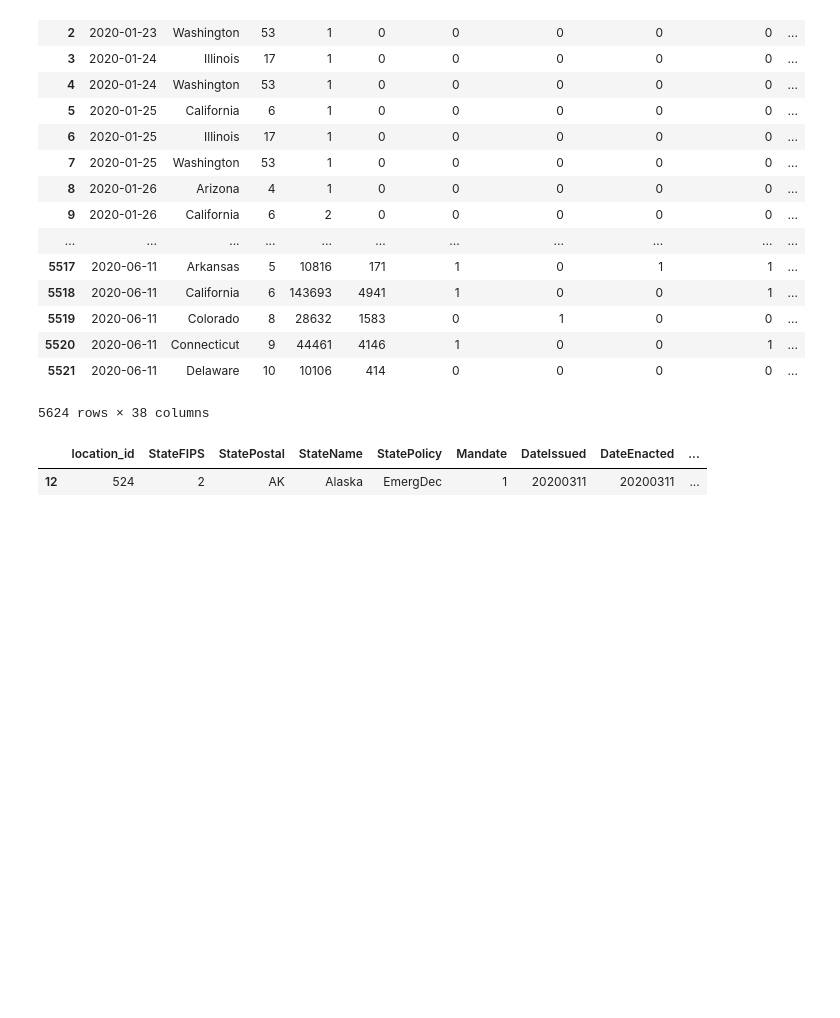
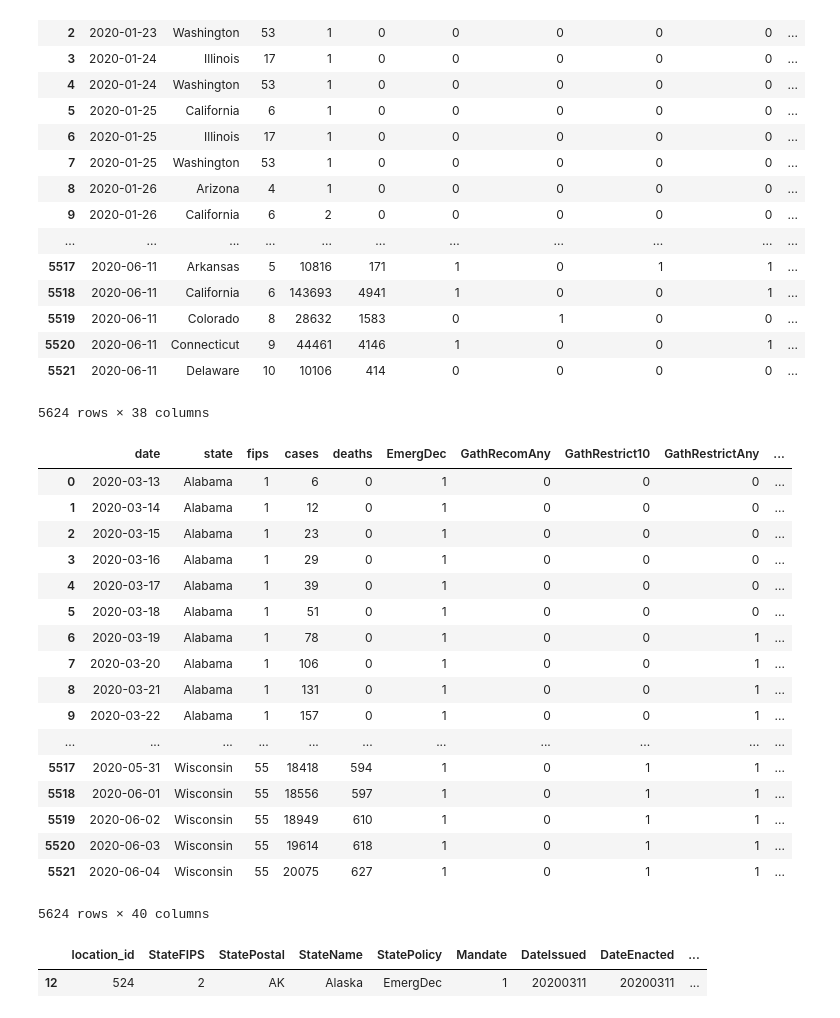
Before and after one commit to NalaniKai/Covid19-Hackathon, a Jupyter notebook: exploration/Modify Table.ipynb, the cells around one changed output. Cells and saved outputs as stored; diff of their text form; code cells hidden in the pictures; blank space fills up the shorter version.

```diff
--- a/exploration/Modify Table.ipynb
+++ b/exploration/Modify Table.ipynb
@@ -233,12 +233,46 @@ State: West Virginia
 | 5520 | 2020-06-11 | Connecticut | 9 | 44461 | 4146 | 1 | 0 | 0 | 1 | ... |
 | 5521 | 2020-06-11 | Delaware | 10 | 10106 | 414 | 0 | 0 | 0 | 0 | ... |
 5624 rows × 38 columns
-# %%
-result.to_csv('combined_data.csv')
-imperialCollegeData.loc[[12]]
-# %% [output]
-|  | location_id | StateFIPS | StatePostal | StateName | StatePolicy | Mandate | DateIssued | DateEnacted | ... |
-| 12 | 524 | 2 | AK | Alaska | EmergDec | 1 | 20200311 | 20200311 | ... |
+# %%
+#t = newyorkData.groupby(['state'])
+#newyorkData df_counts.set_index(df_counts.index.astype(int)).sort_index()
+
+result['date'] = pd.to_datetime(result.date)
+result = result.sort_values(by=['state','date'])
+result = result.reset_index(drop=True)
+result["newCases"] = empty_list
+result["newDeaths"] = empty_list
+temp = []
+for i in range(1,len(t)):
+    if(result['cases'][i]-result['cases'][i-1] < 0):
+        continue
+    result.at[i,"newCases"] = result['cases'][i]-result['cases'][i-1]
+    result.at[i,"newDeaths"] = result['deaths'][i]-result['deaths'][i-1]
+result
+# %% [output]
+|  | date | state | fips | cases | deaths | EmergDec | GathRecomAny | GathRestrict10 | GathRestrictAny | ... |
+| 0 | 2020-03-13 | Alabama | 1 | 6 | 0 | 1 | 0 | 0 | 0 | ... |
+| 1 | 2020-03-14 | Alabama | 1 | 12 | 0 | 1 | 0 | 0 | 0 | ... |
+| 2 | 2020-03-15 | Alabama | 1 | 23 | 0 | 1 | 0 | 0 | 0 | ... |
+| 3 | 2020-03-16 | Alabama | 1 | 29 | 0 | 1 | 0 | 0 | 0 | ... |
+| 4 | 2020-03-17 | Alabama | 1 | 39 | 0 | 1 | 0 | 0 | 0 | ... |
+| 5 | 2020-03-18 | Alabama | 1 | 51 | 0 | 1 | 0 | 0 | 0 | ... |
+| 6 | 2020-03-19 | Alabama | 1 | 78 | 0 | 1 | 0 | 0 | 1 | ... |
+| 7 | 2020-03-20 | Alabama | 1 | 106 | 0 | 1 | 0 | 0 | 1 | ... |
+| 8 | 2020-03-21 | Alabama | 1 | 131 | 0 | 1 | 0 | 0 | 1 | ... |
+| 9 | 2020-03-22 | Alabama | 1 | 157 | 0 | 1 | 0 | 0 | 1 | ... |
+| ... | ... | ... | ... | ... | ... | ... | ... | ... | ... | ... |
+| 5517 | 2020-05-31 | Wisconsin | 55 | 18418 | 594 | 1 | 0 | 1 | 1 | ... |
+| 5518 | 2020-06-01 | Wisconsin | 55 | 18556 | 597 | 1 | 0 | 1 | 1 | ... |
+| 5519 | 2020-06-02 | Wisconsin | 55 | 18949 | 610 | 1 | 0 | 1 | 1 | ... |
+| 5520 | 2020-06-03 | Wisconsin | 55 | 19614 | 618 | 1 | 0 | 1 | 1 | ... |
+| 5521 | 2020-06-04 | Wisconsin | 55 | 20075 | 627 | 1 | 0 | 1 | 1 | ... |
+5624 rows × 40 columns
 # %%
 #new_row = {'name':'Geo', 'physics':87, 'chemistry':92, 'algebra':97}
 #result = result.append(new_row, ignore_index=True)
+result.to_csv('combined_data.csv')
+imperialCollegeData.loc[[12]]
+# %% [output]
+|  | location_id | StateFIPS | StatePostal | StateName | StatePolicy | Mandate | DateIssued | DateEnacted | ... |
+| 12 | 524 | 2 | AK | Alaska | EmergDec | 1 | 20200311 | 20200311 | ... |
```
Also changed, not shown: 2 other files.
